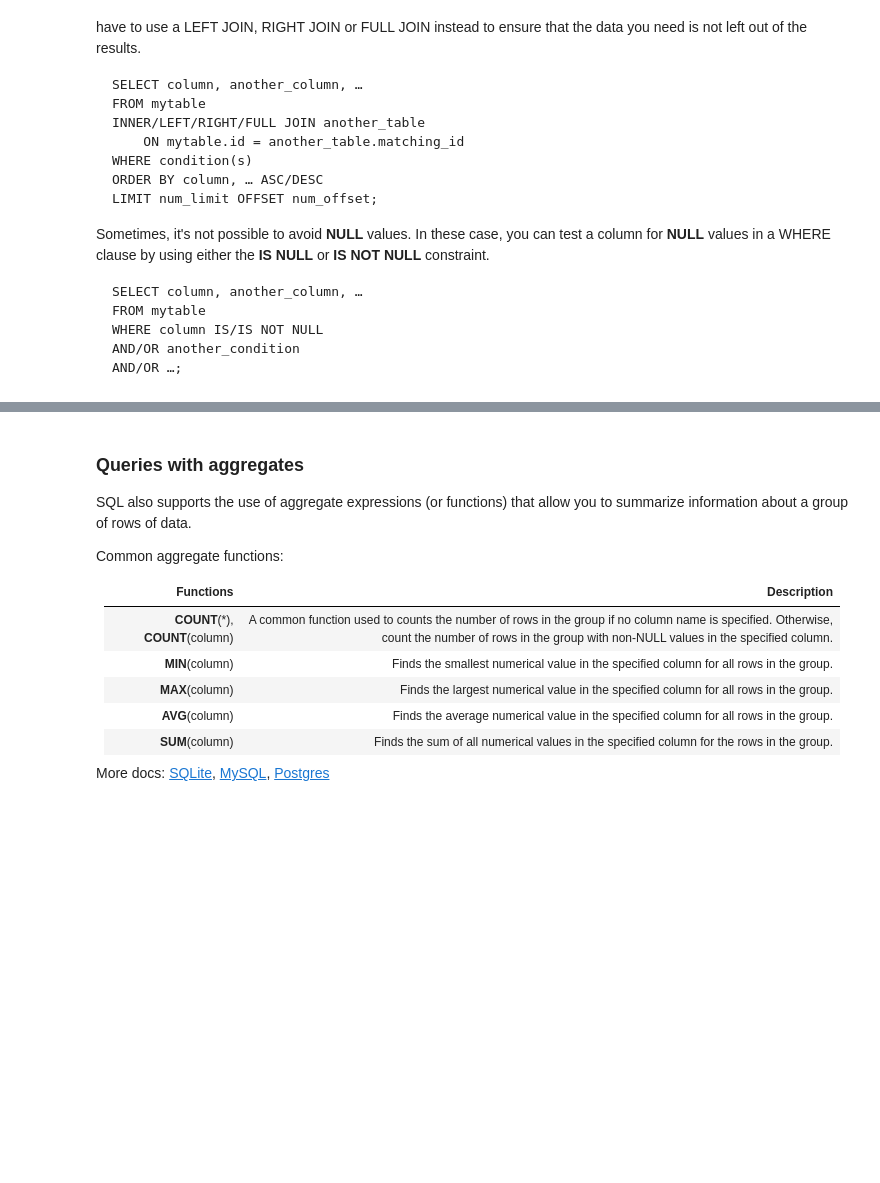
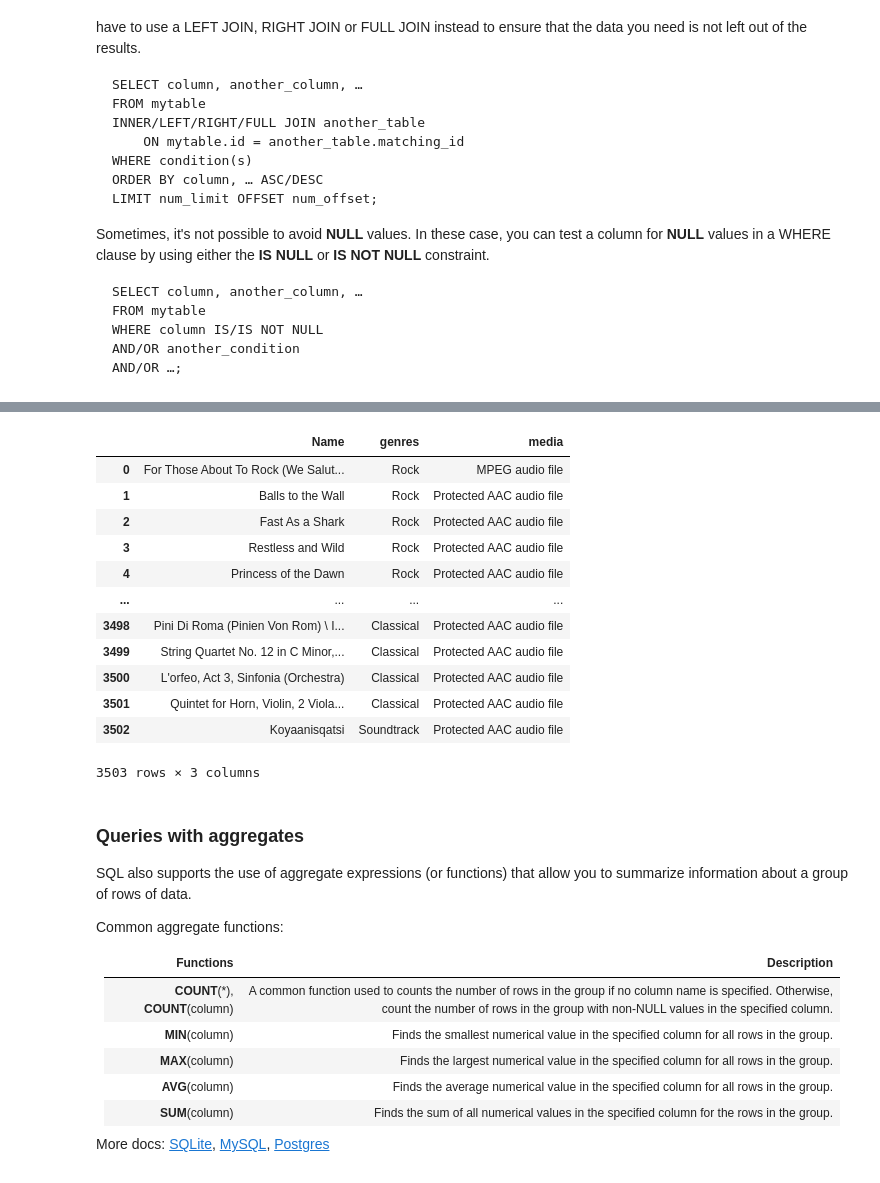
Before and after one commit to EdwardNgo/DevC-DataScience, a Jupyter notebook: Lab_1_Python_SQL.ipynb, the cells around one changed output, grey strips where cells are left out. Cells and saved outputs as stored; diff of their text form; code cells hidden in the pictures; blank space fills up the shorter version.

```diff
--- a/Lab_1_Python_SQL.ipynb
+++ b/Lab_1_Python_SQL.ipynb
@@ -720,6 +721,23 @@ pd.read_sql_query('''SELECT * FROM invoice_items''', conn)
 # %%
 # List all genres and the distinct media types in each genre
-pd.read_sql_query('''SELECT * FROM genres''', conn)
+pd.read_sql_query('''SELECT tracks.Name , genres.Name genres,media_types.Name media FROM tracks
+                    LEFT JOIN genres ON tracks.GenreId = genres.GenreId
+                    LEFT JOIN media_types ON tracks.MediaTypeId = media_types.MediatypeId''', conn)
+# pd.read_sql_query('''SELECT * FROM tracks''', conn)
+# %% [output]
+|  | Name | genres | media |
+| 0 | For Those About To Rock (We Salut... | Rock | MPEG audio file |
+| 1 | Balls to the Wall | Rock | Protected AAC audio file |
+| 2 | Fast As a Shark | Rock | Protected AAC audio file |
+| 3 | Restless and Wild | Rock | Protected AAC audio file |
+| 4 | Princess of the Dawn | Rock | Protected AAC audio file |
+| ... | ... | ... | ... |
+| 3498 | Pini Di Roma (Pinien Von Rom) \ I... | Classical | Protected AAC audio file |
+| 3499 | String Quartet No. 12 in C Minor,... | Classical | Protected AAC audio file |
+| 3500 | L'orfeo, Act 3, Sinfonia (Orchestra) | Classical | Protected AAC audio file |
+| 3501 | Quintet for Horn, Violin, 2 Viola... | Classical | Protected AAC audio file |
+| 3502 | Koyaanisqatsi | Soundtrack | Protected AAC audio file |
+3503 rows × 3 columns
 # %% [markdown]
 ### Queries with aggregates
 
```
Also changed, not shown: parts of 11 cells of this notebook.
